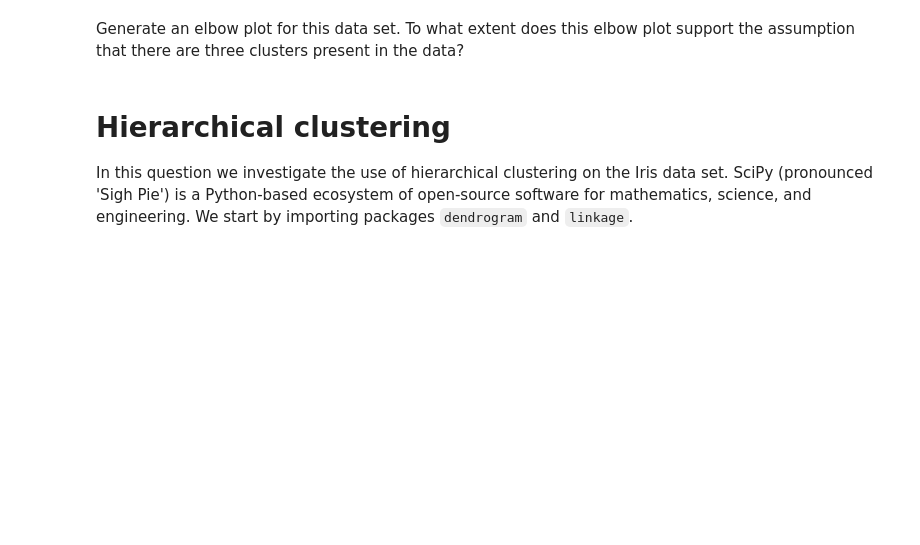
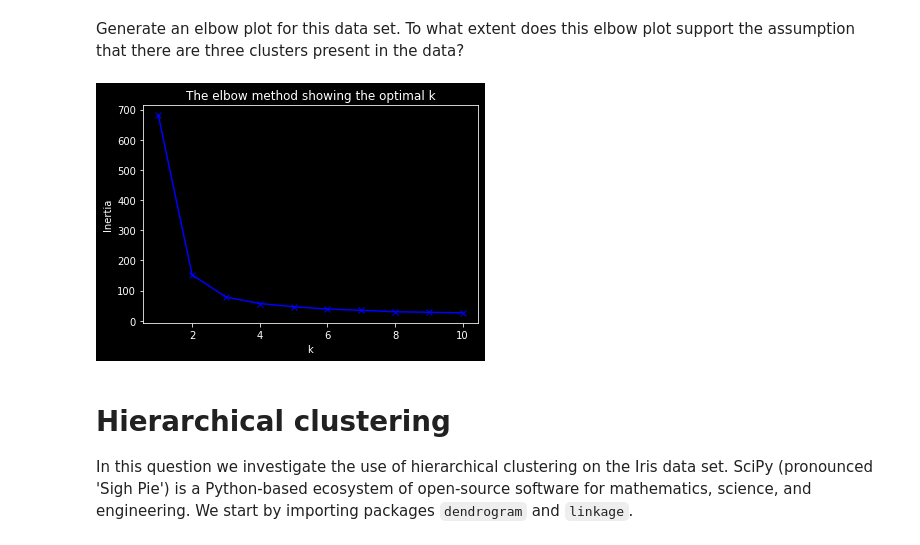
Before and after one commit to Raynham/Introduction-to-AI, a Jupyter notebook: week3/Worksheet 3 Week 15.ipynb, the cells around one changed output. Saved outputs shown, nothing was run; the diff lists cells and outputs as text; code cells hidden in the pictures; blank space fills up the shorter version.

```diff
--- a/week3/Worksheet 3 Week 15.ipynb
+++ b/week3/Worksheet 3 Week 15.ipynb
@@ -158,3 +175,20 @@ Generate an elbow plot for this data set. To what extent does this elbow plot su
+# %%
+# Generate an elbow plot for this dataset
+k_max = 10
+inertias = []
+for k in range(1,k_max+1):
+    kmeans2 = KMeans(n_clusters=k,random_state=1)
+    kmeans2.fit(X)
+    inertias.append(kmeans2.inertia_)
+# Plot the elbow
+plt.figure()
+plt.plot(range(1, k_max+1), inertias, 'bx-')
+plt.xlabel('k')
+plt.ylabel('Inertia')
+plt.title('The elbow method showing the optimal k')
+plt.show()
+# %% [output]
+[figure, added]
 # %% [markdown]
 # Hierarchical clustering
 In this question we investigate the use of hierarchical clustering on the Iris data set. SciPy (pronounced 'Sigh Pie') is a Python-based ecosystem of open-source software for mathematics, science, and engineering. We start by importing packages `dendrogram` and `linkage`.
```
Also changed, not shown: parts of 19 cells of this notebook, 1 other file.
